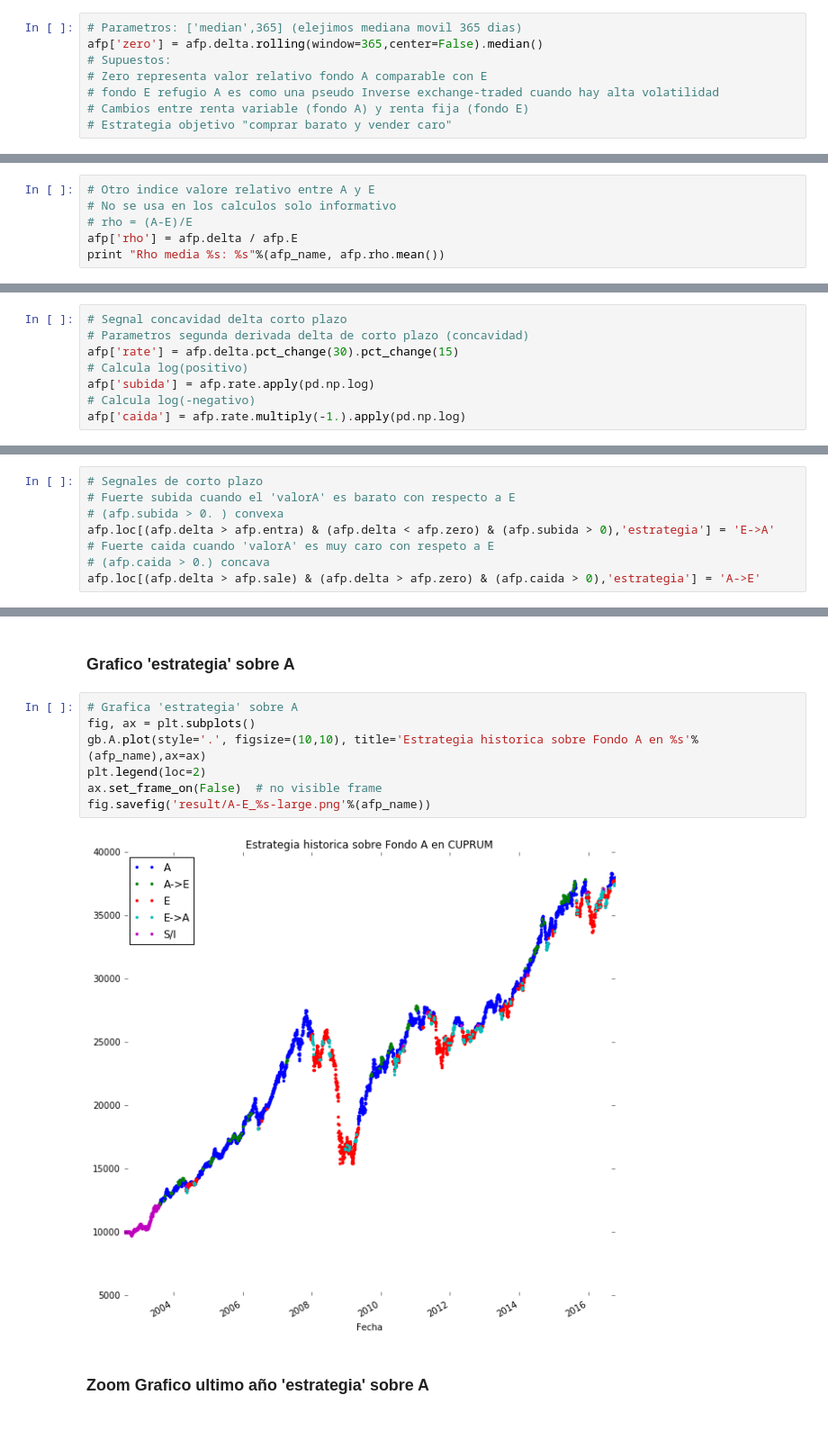
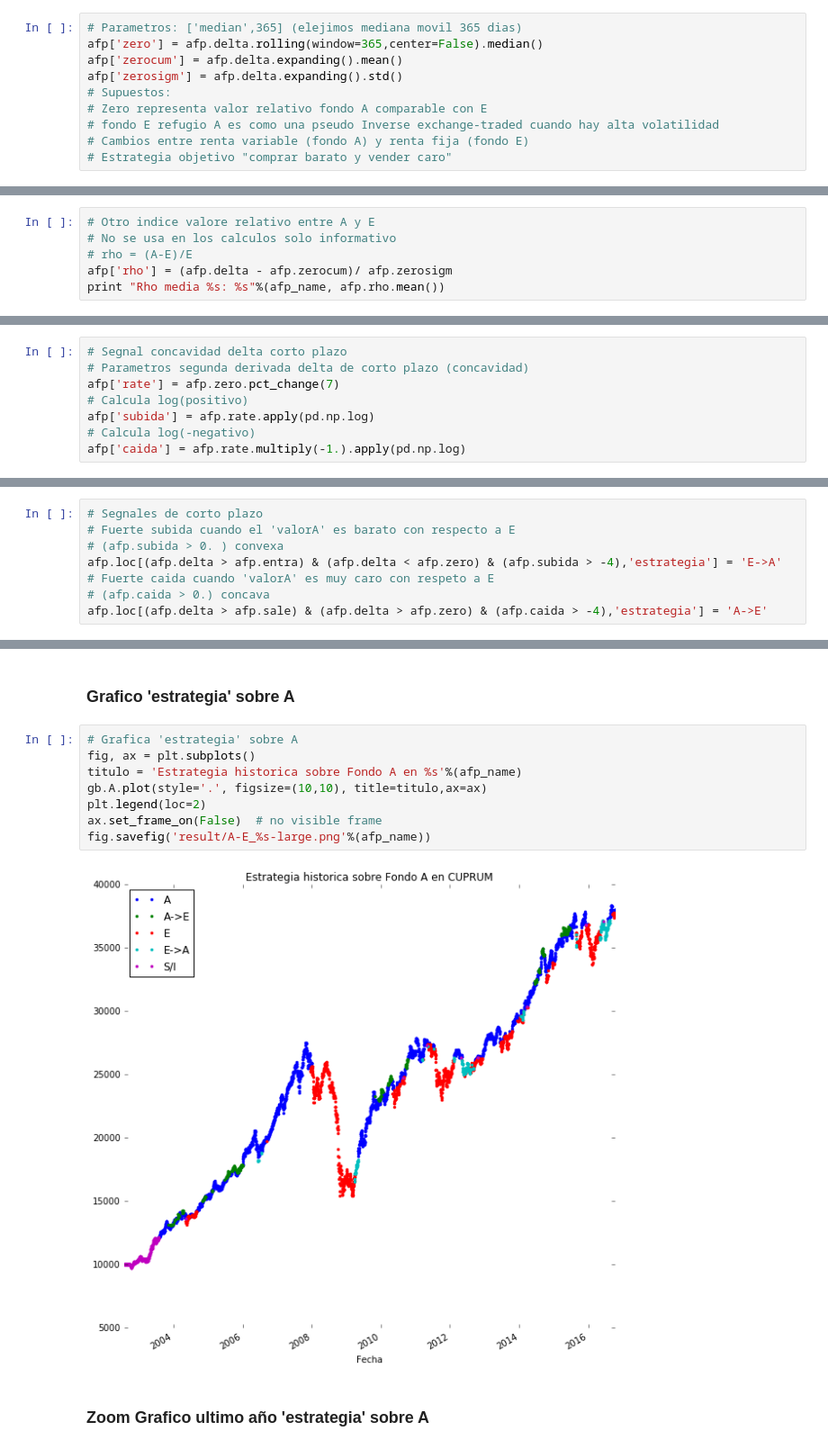
Before and after one commit to collabmarket/algorithms_afp, a Jupyter notebook: A-E_Cuprum.ipynb, the cells around one changed output, grey strips where cells are left out. Shown: that part at 90% size. Drawn from its saved outputs; the diff is of its cells as text.

```diff
--- a/A-E_Cuprum.ipynb
+++ b/A-E_Cuprum.ipynb
@@ -66,6 +66,8 @@ Zero media CUPRUM: -278.014177435
 # %%
 # Parametros: ['median',365] (elejimos mediana movil 365 dias)
 afp['zero'] = afp.delta.rolling(window=365,center=False).median()
+afp['zerocum'] = afp.delta.expanding().mean()
+afp['zerosigm'] = afp.delta.expanding().std()
 # Supuestos:
 # Zero representa valor relativo fondo A comparable con E
 # fondo E refugio A es como una pseudo Inverse exchange-traded cuando hay alta volatilidad
@@ -77,6 +79,6 @@ afp['zero'] = afp.delta.rolling(window=365,center=False).median()
 # Otro indice valore relativo entre A y E
 # No se usa en los calculos solo informativo
 # rho = (A-E)/E
-afp['rho'] = afp.delta / afp.E
+afp['rho'] = (afp.delta - afp.zerocum)/ afp.zerosigm
 print "Rho media %s: %s"%(afp_name, afp.rho.mean())
 # %% [output]
@@ -199,7 +202,7 @@ ax.set_frame_on(False)  # no visible frame
 # %%
 # Segnal concavidad delta corto plazo
 # Parametros segunda derivada delta de corto plazo (concavidad)
-afp['rate'] = afp.delta.pct_change(30).pct_change(15)
+afp['rate'] = afp.zero.pct_change(7)
 # Calcula log(positivo)
 afp['subida'] = afp.rate.apply(pd.np.log)
 # Calcula log(-negativo)
@@ -245,10 +248,10 @@ plt.legend(loc=2)
 # Segnales de corto plazo
 # Fuerte subida cuando el 'valorA' es barato con respecto a E
 # (afp.subida > 0. ) convexa
-afp.loc[(afp.delta > afp.entra) & (afp.delta < afp.zero) & (afp.subida > 0),'estrategia'] = 'E->A'
+afp.loc[(afp.delta > afp.entra) & (afp.delta < afp.zero) & (afp.subida > -4),'estrategia'] = 'E->A'
 # Fuerte caida cuando 'valorA' es muy caro con respeto a E
 # (afp.caida > 0.) concava
-afp.loc[(afp.delta > afp.sale) & (afp.delta > afp.zero) & (afp.caida > 0),'estrategia'] = 'A->E'
+afp.loc[(afp.delta > afp.sale) & (afp.delta > afp.zero) & (afp.caida > -4),'estrategia'] = 'A->E'
 # %% [markdown]
 ### Grafico cuantos dias se esta en cada opción de la estrategia
 # %%
@@ -273,12 +276,13 @@ gb = afp.loc[:, ['A','B','C','E','estrategia']].groupby('estrategia')
 # %%
 # Grafica 'estrategia' sobre A
 fig, ax = plt.subplots()
-gb.A.plot(style='.', figsize=(10,10), title='Estrategia historica sobre Fondo A en %s'%(afp_name),ax=ax)
+titulo = 'Estrategia historica sobre Fondo A en %s'%(afp_name)
+gb.A.plot(style='.', figsize=(10,10), title=titulo,ax=ax)
 plt.legend(loc=2)
 ax.set_frame_on(False)  # no visible frame
 fig.savefig('result/A-E_%s-large.png'%(afp_name))
 # %% [output]
-[figure, old version]
+[figure, new version]
 # %% [markdown]
 ### Zoom Grafico ultimo año 'estrategia' sobre A
 # %%
```
Also changed, not shown: parts of 10 cells of this notebook, 3 other files.
